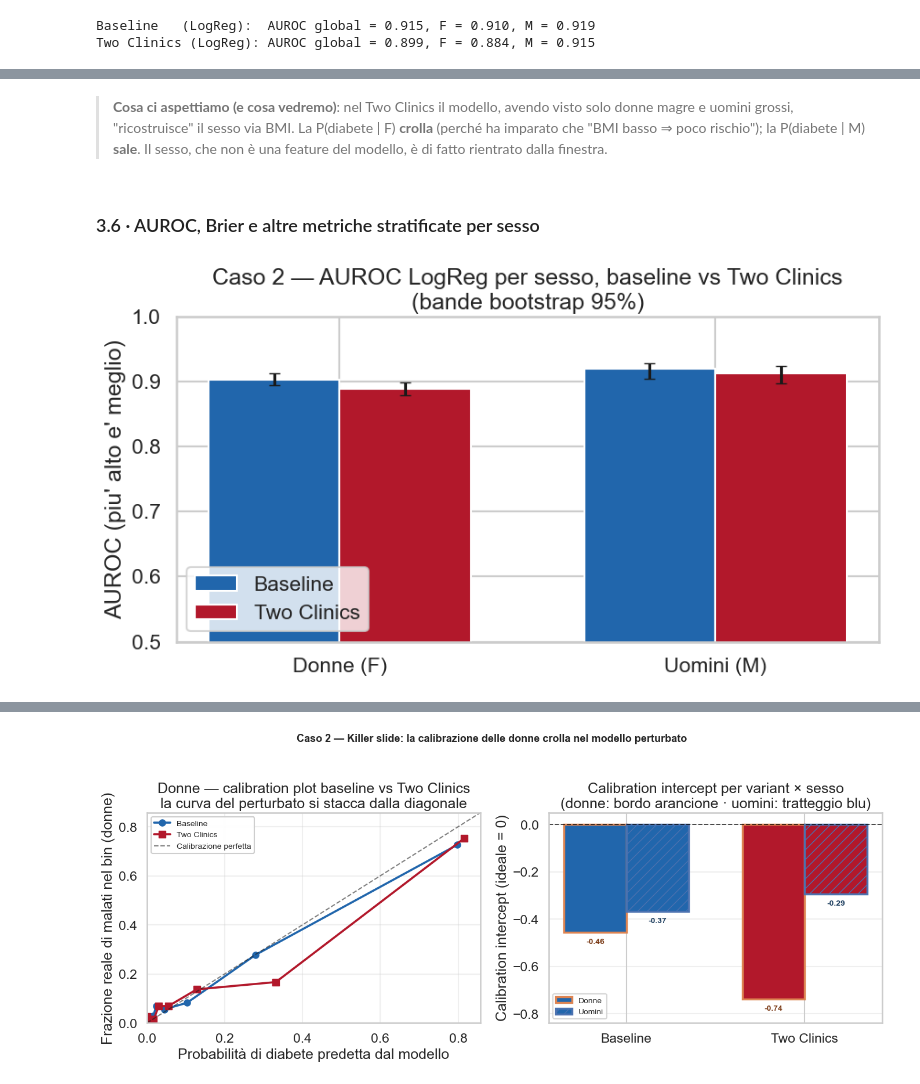
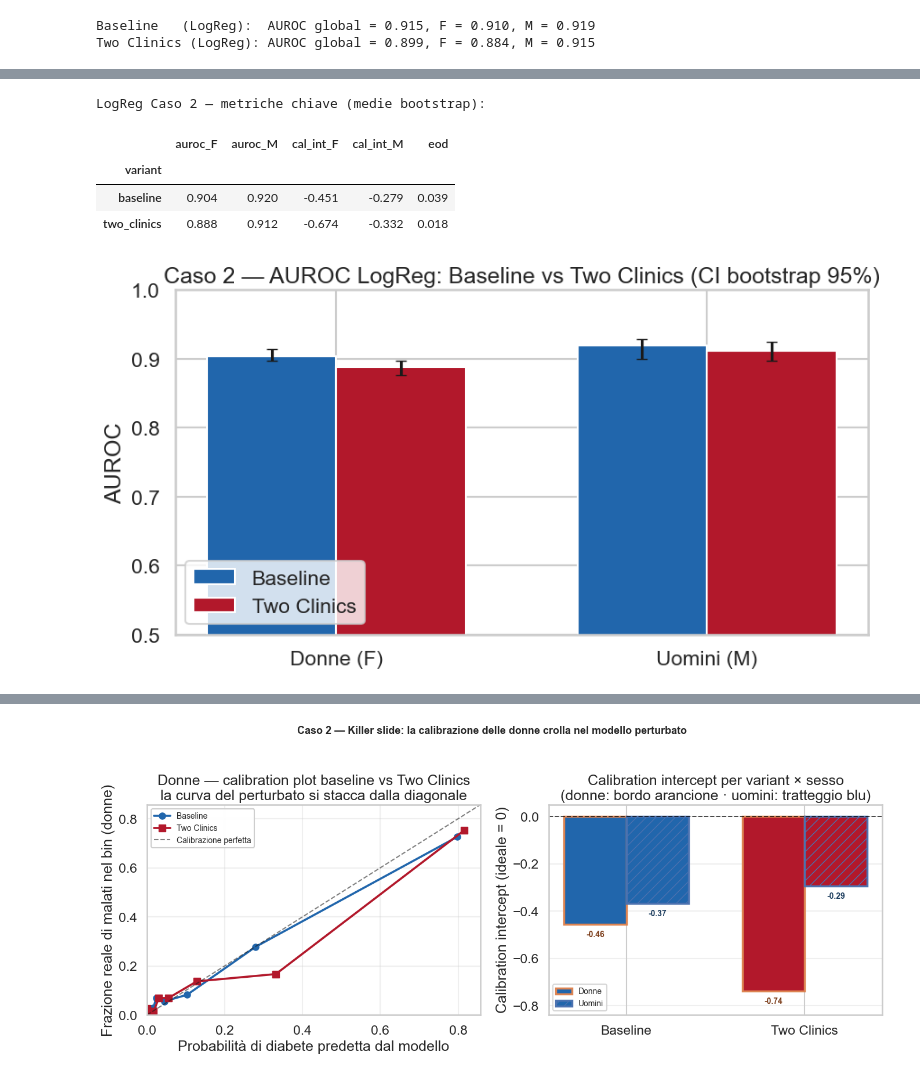
Before and after one commit to oliviariccomi/gender-bias-analysis, a Jupyter notebook: Fase_3_4_Modelli_Performance_Gap.ipynb, the cells around one changed output, grey strips where cells are left out. Cells and saved outputs as stored; diff of their text form; code cells hidden in the pictures.

Commit message:
final fase 3_4 model

```diff
--- a/Fase_3_4_Modelli_Performance_Gap.ipynb
+++ b/Fase_3_4_Modelli_Performance_Gap.ipynb
@@ -1811,7 +1714,7 @@ print('[OK] Saved 1D_breakdown_curve.png (+ alias auroc_curve.png), 1D_curve_sum
 # %%
 summary_case1 = {
     'case': 'Case 1 - Bias di numerosita\' del genere',
-    'options_executed': ['1A', '1B', '1C', '1D'],
+    'options_executed': ['1A', '1B', '1C'],
     'n_total_train': 3000, 'n_test_fixed': int(len(test_fixed)),
     'bootstrap_n': N_BOOTSTRAP, 'seed': SEED,
     '1A': {
@@ -1832,12 +1735,7 @@ summary_case1 = {
         'auroc_F_S0': float(results_1c.loc[results_1c['scenario']=='S0_50-50','auroc_F'].mean()),
         'auroc_F_S3': float(results_1c.loc[results_1c['scenario']=='S3_5-95','auroc_F'].mean()),
         'delong_F_p': p_dl_F_c, 'delong_F_z': z_F_c,
-    },
-    '1D': {
-        'f_grid_pct': [int(f*100) for f in F_GRID],
-        'auroc_F_at_5pct':  float(results_1d.loc[results_1d['f_frac']==0.05,'auroc_F'].mean()),
-        'auroc_F_at_50pct': float(results_1d.loc[results_1d['f_frac']==0.50,'auroc_F'].mean()),
-    },
+    }
 }
 with open(f'{OUTPUT_DIR}/case1/summary.json', 'w') as f:
     json.dump(summary_case1, f, indent=2)
@@ -1966,7 +1827,7 @@ val = adult_clean.dropna(subset=['bmi','gender'])
 corr_bmi_gender = val[['bmi','gender']].corr().iloc[0,1]
 print(f'corr(BMI, gender)        = {corr_bmi_gender:+.3f}   (atteso ~+0.077: BMI quasi indipendente dal sesso)')
 
-for tgt in ['diab_doctor_told_diabetes', 'bp_told_to_take_chol_meds']:
+for tgt in ['diab_doctor_told_diabetes']:
     sub = adult_clean.dropna(subset=['bmi', tgt])
     rM = sub[sub['gender']==1][['bmi', tgt]].corr().iloc[0,1]
     rF = sub[sub['gender']==2][['bmi', tgt]].corr().iloc[0,1]
@@ -2072,6 +1919,10 @@ def fit_logreg_2(train, test, features, target):
         res[f'auroc_{lab}'] = roc_auc_score(yte.values[m], proba[m])
         for k, v in _subgroup_metrics_full(yte.values[m], proba[m]).items():
             res[f'{k}_{lab}'] = v
+        if m.sum() > 0 and len(np.unique(yte.values[m])) > 1:
+            res[f'cal_int_{lab}'] = calibration_intercept(yte.values[m], proba[m])
+        else:
+            res[f'cal_int_{lab}'] = np.nan
     return res, proba, yte.values, gte.values
 
 def fit_xgb_2(train, test, features, target):
@@ -2090,6 +1941,10 @@ def fit_xgb_2(train, test, features, target):
         res[f'auroc_{lab}'] = roc_auc_score(yte.values[m], proba[m])
         for k, v in _subgroup_metrics_full(yte.values[m], proba[m]).items():
             res[f'{k}_{lab}'] = v
+        if m.sum() > 0 and len(np.unique(yte.values[m])) > 1:
+            res[f'cal_int_{lab}'] = calibration_intercept(yte.values[m], proba[m])
+        else:
+            res[f'cal_int_{lab}'] = np.nan
     return res, proba, yte.values, gte.values, model, Xte
 
 print('Funzioni di fit per il Caso 2 definite (self-contained, indipendenti dal Caso 1).')
@@ -2224,45 +2019,49 @@ P(diabete | M): baseline = 0.121, Two Clinics = 0.115  (delta = -0.006)
-# %% [markdown]
-> **Cosa ci aspettiamo (e cosa vedremo)**: nel Two Clinics il modello, avendo visto solo donne magre e uomini grossi, "ricostruisce" il sesso via BMI. La P(diabete | F) **crolla** (perché ha imparato che "BMI basso ⇒ poco rischio"); la P(diabete | M) **sale**. Il sesso, che non è una feature del modello, è di fatto rientrato dalla finestra.
-# %% [markdown]
-### 3.6 · AUROC, Brier e altre metriche stratificate per sesso
 # %%
-# Tabella riepilogativa di tutte le metriche bootstrapped
-agg_funs = {col: ['mean', lambda s: s.quantile(0.025), lambda s: s.quantile(0.975)]
-            for col in ['auroc_global','auroc_F','auroc_M','tpr_F','tpr_M',
-                        'fpr_F','fpr_M','ppv_F','ppv_M','brier_F','brier_M']}
-summary_2_lr = results_2_lr.groupby('variant').agg(agg_funs)
-summary_2_lr.columns = [f'{a}_{b}' for a, b in summary_2_lr.columns]
-summary_2_lr.to_csv(f'{OUTPUT_DIR}/case2/2_logreg_full_metrics.csv')
+# Salvo metriche complete
+all_2_lr = ['auroc_F','auroc_M','tpr_F','tpr_M','cal_int_F','cal_int_M']
+(results_2_lr.groupby('variant')[all_2_lr].mean()
+             .reindex(['baseline','two_clinics']).round(3)
+             .to_csv(f'{OUTPUT_DIR}/case2/2_logreg_full_metrics.csv'))
+results_2_lr.to_csv(f'{OUTPUT_DIR}/case2/2_logreg_bootstrap_records.csv', index=False)
+
+# Tabella chiave: AUROC + calibrazione + EOD
+display_2 = ['auroc_F', 'auroc_M', 'cal_int_F', 'cal_int_M']
+summary_key_2 = results_2_lr.groupby('variant')[display_2].mean().reindex(['baseline','two_clinics'])
+summary_key_2['eod'] = (results_2_lr.groupby('variant')['tpr_M'].mean()
+                        - results_2_lr.groupby('variant')['tpr_F'].mean()).reindex(['baseline','two_clinics'])
+print("LogReg Caso 2 — metriche chiave (medie bootstrap):")
+display(summary_key_2.round(3))
 
 # Bar plot AUROC per sesso/variante
 auroc_by = (results_2_lr.groupby('variant')[['auroc_F','auroc_M']]
                         .agg(['mean', lambda s: s.quantile(0.025), lambda s: s.quantile(0.975)]))
 auroc_by.columns = [f'{a}_{b}' for a, b in auroc_by.columns]
-
 x = np.arange(2); w = 0.35
 fig, ax = plt.subplots(figsize=(9, 5))
-ax.bar(x - w/2, [auroc_by.loc['baseline','auroc_F_mean'],     auroc_by.loc['baseline','auroc_M_mean']],
+ax.bar(x - w/2, [auroc_by.loc['baseline','auroc_F_mean'],    auroc_by.loc['baseline','auroc_M_mean']],
        w, color='#2166ac', label='Baseline',
        yerr=[[auroc_by.loc['baseline','auroc_F_mean']-auroc_by.loc['baseline','auroc_F_<lambda_0>'],
               auroc_by.loc['baseline','auroc_M_mean']-auroc_by.loc['baseline','auroc_M_<lambda_0>']],
              [auroc_by.loc['baseline','auroc_F_<lambda_1>']-auroc_by.loc['baseline','auroc_F_mean'],
               auroc_by.loc['baseline','auroc_M_<lambda_1>']-auroc_by.loc['baseline','auroc_M_mean']]],
        capsize=4)
-ax.bar(x + w/2, [auroc_by.loc['two_clinics','auroc_F_mean'],  auroc_by.loc['two_clinics','auroc_M_mean']],
+ax.bar(x + w/2, [auroc_by.loc['two_clinics','auroc_F_mean'], auroc_by.loc['two_clinics','auroc_M_mean']],
        w, color='#b2182b', label='Two Clinics',
        yerr=[[auroc_by.loc['two_clinics','auroc_F_mean']-auroc_by.loc['two_clinics','auroc_F_<lambda_0>'],
               auroc_by.loc['two_clinics','auroc_M_mean']-auroc_by.loc['two_clinics','auroc_M_<lambda_0>']],
              [auroc_by.loc['two_clinics','auroc_F_<lambda_1>']-auroc_by.loc['two_clinics','auroc_F_mean'],
               auroc_by.loc['two_clinics','auroc_M_<lambda_1>']-auroc_by.loc['two_clinics','auroc_M_mean']]],
        capsize=4)
 ax.set_xticks(x); ax.set_xticklabels(['Donne (F)', 'Uomini (M)'])
-ax.set_ylim(0.5, 1.0); ax.set_ylabel('AUROC (piu\' alto e\' meglio)')
-ax.set_title('Caso 2 — AUROC LogReg per sesso, baseline vs Two Clinics\n(bande bootstrap 95%)')
-ax.legend()
-plt.tight_layout()
+ax.set_ylim(0.5, 1.0); ax.set_ylabel('AUROC')
+ax.set_title('Caso 2 — AUROC LogReg: Baseline vs Two Clinics (CI bootstrap 95%)')
+ax.legend(); plt.tight_layout()
 plt.savefig(f'{OUTPUT_DIR}/case2/auroc_logreg_bars.png', dpi=130)
 plt.show()
-
-results_2_lr.to_csv(f'{OUTPUT_DIR}/case2/2_logreg_bootstrap_records.csv', index=False)
 # %% [output]
+LogReg Caso 2 — metriche chiave (medie bootstrap):
+|  | auroc_F | auroc_M | cal_int_F | cal_int_M | eod |
+| variant |  |  |  |  |  |
+| baseline | 0.904 | 0.920 | -0.451 | -0.279 | 0.039 |
+| two_clinics | 0.888 | 0.912 | -0.674 | -0.332 | 0.018 |
-[figure, old version]
+[figure, new version]
```
Also changed, not shown: parts of 141 cells of this notebook, 2 other files.
